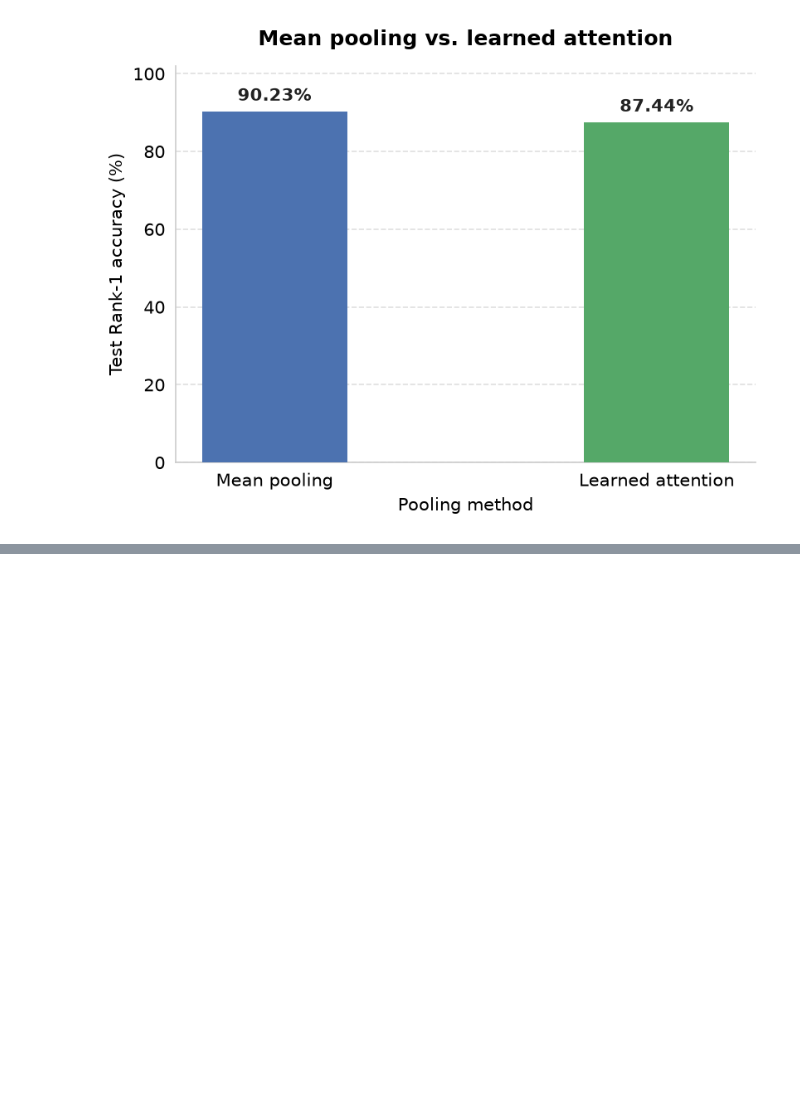
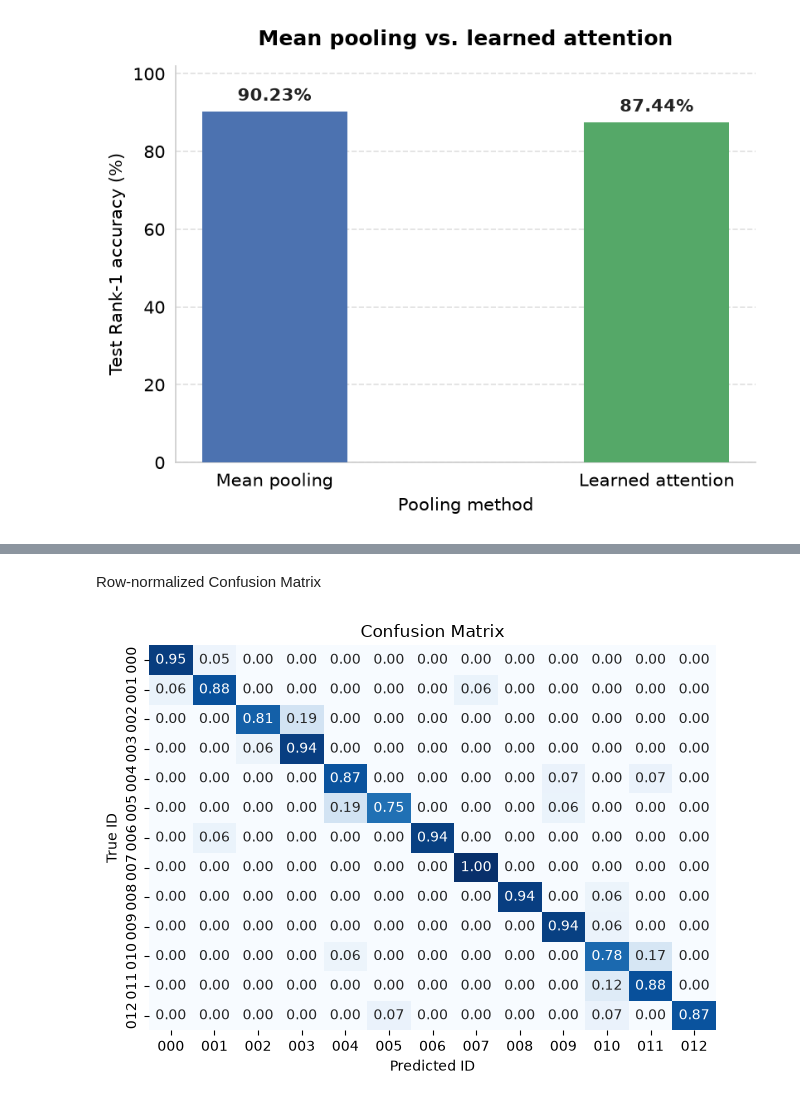
Before and after one commit to myn13/Polar-Bear-Vision-Project, a Jupyter notebook: notebooks/plotting_results.ipynb, the cells around one changed output, grey strips where cells are left out. Cells and saved outputs as stored; diff of their text form; code cells hidden in the pictures; blank space fills up the shorter version.

```diff
--- a/notebooks/plotting_results.ipynb
+++ b/notebooks/plotting_results.ipynb
@@ -23,0 +90,14 @@ plt.show()
+# %% [markdown]
+Row-normalized Confusion Matrix
+# %%
+axes = plt.subplot()
+classes = sorted(attn_df["true_id"].unique())
+cm = confusion_matrix(attn_df["true_id"], attn_df["pred_id"], labels=classes, normalize="true")
+sns.heatmap(cm, annot=True, fmt=".2f", cmap="Blues", xticklabels=classes, yticklabels=classes, ax=axes, cbar=False)
+axes.set_title("Confusion Matrix")
+axes.set_xlabel("Predicted ID")
+axes.set_ylabel("True ID")
+plt.tight_layout()
+plt.show()
+# %% [output]
+[figure, added]
```
Also changed, not shown: parts of 12 cells of this notebook, 1 other file.
